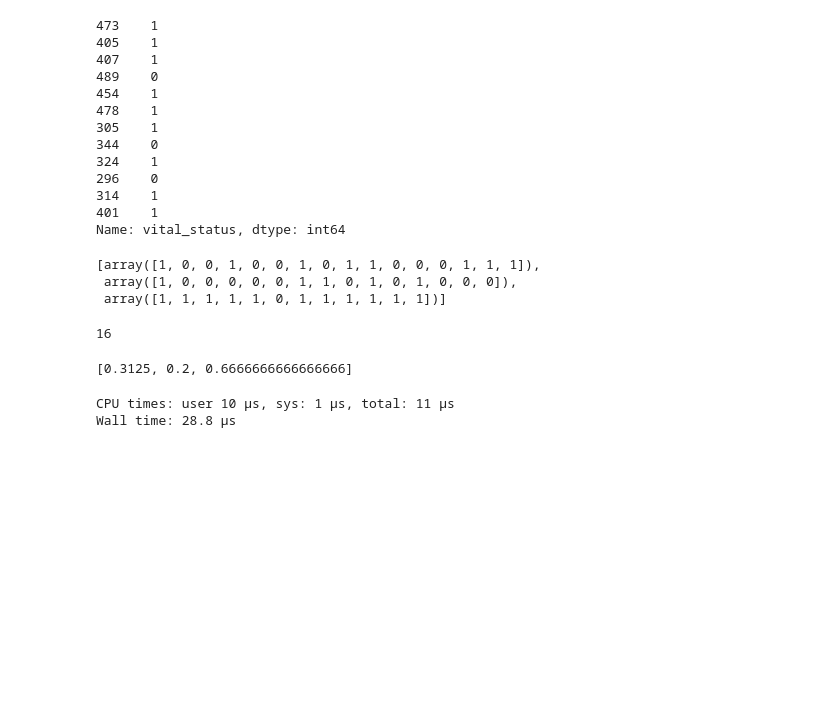
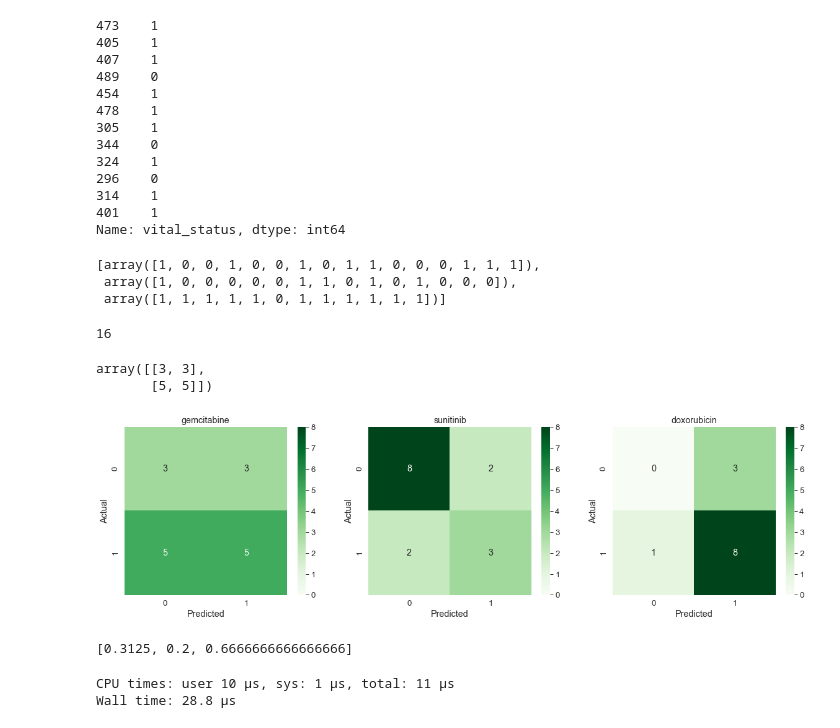
Before and after one commit to thedinak/Genetics-to-Therapuetics, a Jupyter notebook: data_predictions.ipynb, the cells around one changed output. Cells and saved outputs as stored; diff of their text form; code cells hidden in the pictures; blank space fills up the shorter version.

```diff
--- a/data_predictions.ipynb
+++ b/data_predictions.ipynb
@@ -381,10 +407,32 @@ len(y_pred)
 def get_confusion_matrices (y_tests, y_preds):
     cms=[]
     for i, y_test in enumerate(y_tests):
-        cms.append(confusion_matrix(y_tests[i], y_preds_nochange[i]))
+        cms.append(confusion_matrix(y_tests[i], y_preds[i]))
     return cms
 # %%
 cms= get_confusion_matrices(y_tests, y_preds_nochange)
+# %%
+cms[0]
+# %% [output]
+array([[3, 3],
+       [5, 5]])
+# %%
+sns.set_context("paper", font_scale=1.5)
+fig, ((ax1, ax2, ax3)) = plt.subplots(nrows=1, ncols=3,figsize=(20, 5))
+fig1 = sns.heatmap(cms[0], annot=True, fmt='g', ax= ax1, vmin=0, vmax = 8,  cmap= 'Greens')
+fig1.set_xlabel('Predicted')
+fig1.set_ylabel('Actual')
+fig1.title.set_text('gemcitabine')
+fig2  = sns.heatmap(cms[1], annot=True, fmt='g', ax = ax2,vmin=0, vmax = 8,cmap= 'Greens')
+fig2.set_xlabel('Predicted')
+fig2.set_ylabel('Actual')
+fig2.title.set_text('sunitinib')
+fig3 = sns.heatmap(cms[2], annot=True, fmt='g', ax = ax3,vmin=0, vmax = 8, cmap= 'Greens')
+fig3.set_xlabel('Predicted')
+fig3.set_ylabel('Actual')
+fig3.title.set_text('doxorubicin')
+# %% [output]
+[figure, added]
 # %%
 percent_correct = [(cm[1][1]/np.sum(cm)) for cm in cms]
 # %%
```
Also changed, not shown: parts of 32 cells of this notebook.
